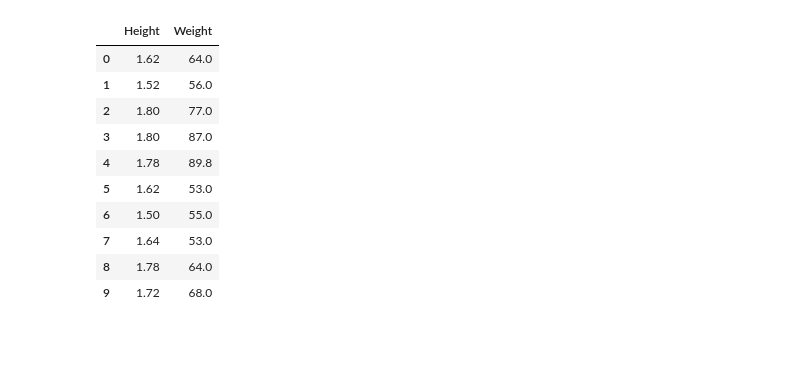
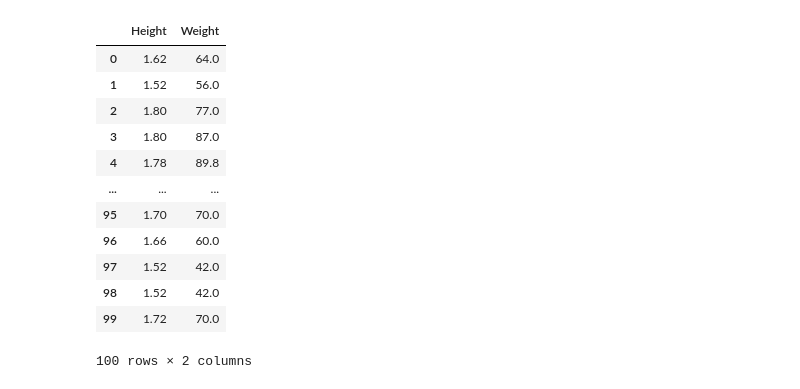
Before and after one commit to SilverFoxMedia-Tesis/IA_01, a Jupyter notebook: Algoritmo_Regresion_V1.ipynb, the cells around one changed output. Cells and saved outputs as stored; diff of their text form; code cells hidden in the pictures; blank space fills up the shorter version.

```diff
--- a/Algoritmo_Regresion_V1.ipynb
+++ b/Algoritmo_Regresion_V1.ipynb
@@ -25,14 +80,16 @@ train.head(10)
 # %%
-train[['Height','Weight']].head(10)
+train[['Height','Weight']].head(100)
 # %% [output]
 |  | Height | Weight |
 | 0 | 1.62 | 64.0 |
 | 1 | 1.52 | 56.0 |
 | 2 | 1.80 | 77.0 |
 | 3 | 1.80 | 87.0 |
 | 4 | 1.78 | 89.8 |
-| 5 | 1.62 | 53.0 |
-| 6 | 1.50 | 55.0 |
-| 7 | 1.64 | 53.0 |
-| 8 | 1.78 | 64.0 |
-| 9 | 1.72 | 68.0 |
+| ... | ... | ... |
+| 95 | 1.70 | 70.0 |
+| 96 | 1.66 | 60.0 |
+| 97 | 1.52 | 42.0 |
+| 98 | 1.52 | 42.0 |
+| 99 | 1.72 | 70.0 |
+100 rows × 2 columns
```
Also changed, not shown: parts of 6 cells of this notebook.
